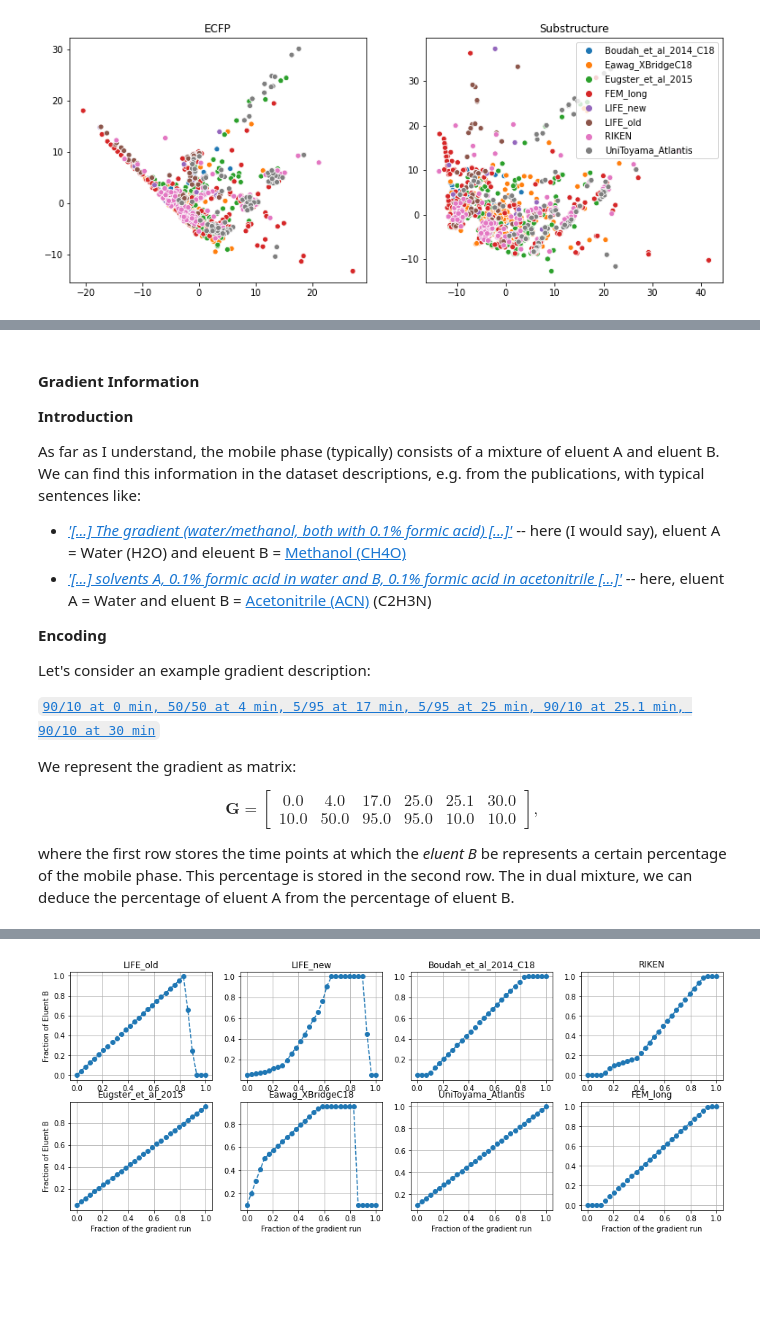
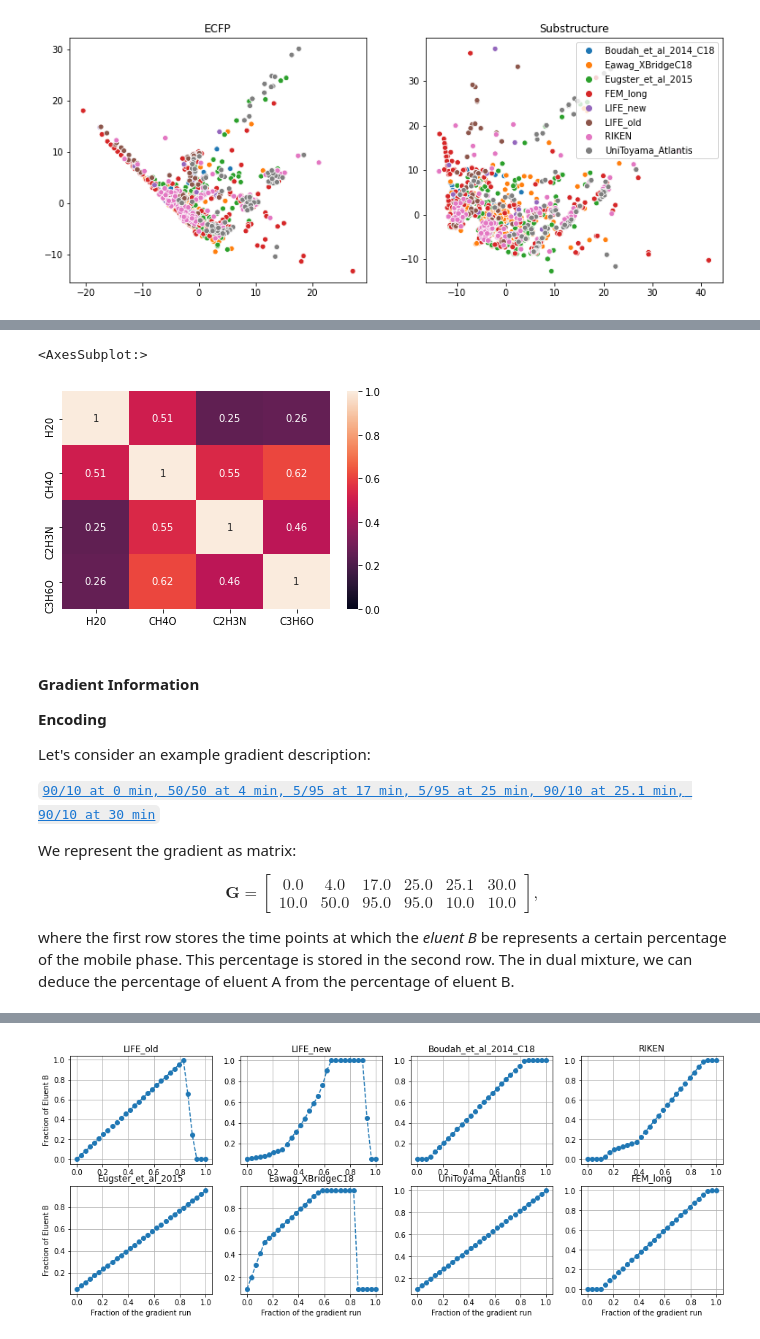
Before and after one commit to bachi55/rosvm, a Jupyter notebook: rosvm/ranksvm/tutorial/use_chromatographic_system_descriptors.ipynb, the cells around one changed output, grey strips where cells are left out. Drawn from its saved outputs; the diff is of its cells as text; code cells hidden in the pictures; blank space fills up the shorter version.

```diff
--- a/rosvm/ranksvm/tutorial/use_chromatographic_system_descriptors.ipynb
+++ b/rosvm/ranksvm/tutorial/use_chromatographic_system_descriptors.ipynb
@@ -149,12 +196,21 @@ We can extract all information related to the chromatographic system from this p
+# %%
+from sklearn.metrics.pairwise import rbf_kernel
+
+eluents = {
+    "H20": np.array([-1.38, 1, 2, 0, 1, 0]),
+    "CH4O": np.array([-0.77, 1, 4, 2, 1, 0]),
+    "C2H3N": np.array([-0.34, 0, 3, 2, 0, 1]),
+    "C3H6O": np.array([-0.24, 0, 6, 3, 1, 0]),
+}
+
+K_eluents = generalized_tanimoto_kernel(np.array(list(eluents.values())))
+sns.heatmap(pd.DataFrame(K_eluents, index=list(eluents.keys()), columns=list(eluents.keys())), annot=True, vmin=0)
+# %% [output]
+<AxesSubplot:>
+[figure, added]
 # %% [markdown]
 #### Gradient Information
 
-**Introduction**
-
-As far as I understand, the mobile phase (typically) consists of a mixture of eluent A and eluent B. We can find this information in the dataset descriptions, e.g. from the publications, with typical sentences like:
-
-- [*'[...] The gradient (water/methanol, both with 0.1% formic acid) [...]'*](https://pubs.acs.org/doi/10.1021/es4044374) -- here (I would say), eluent A = Water (H2O) and eleuent B = [Methanol (CH4O)](https://pubchem.ncbi.nlm.nih.gov/compound/887)
-- [*'[...] solvents A, 0.1% formic acid in water and B, 0.1% formic acid in acetonitrile [...]'*](https://academic.oup.com/pcp/article/50/1/37/1851235) -- here, eluent A = Water and eluent B = [Acetonitrile (ACN)](https://pubchem.ncbi.nlm.nih.gov/compound/6342) (C2H3N)
 
 **Encoding**
 
```
Also changed, not shown: parts of 5 cells of this notebook.
